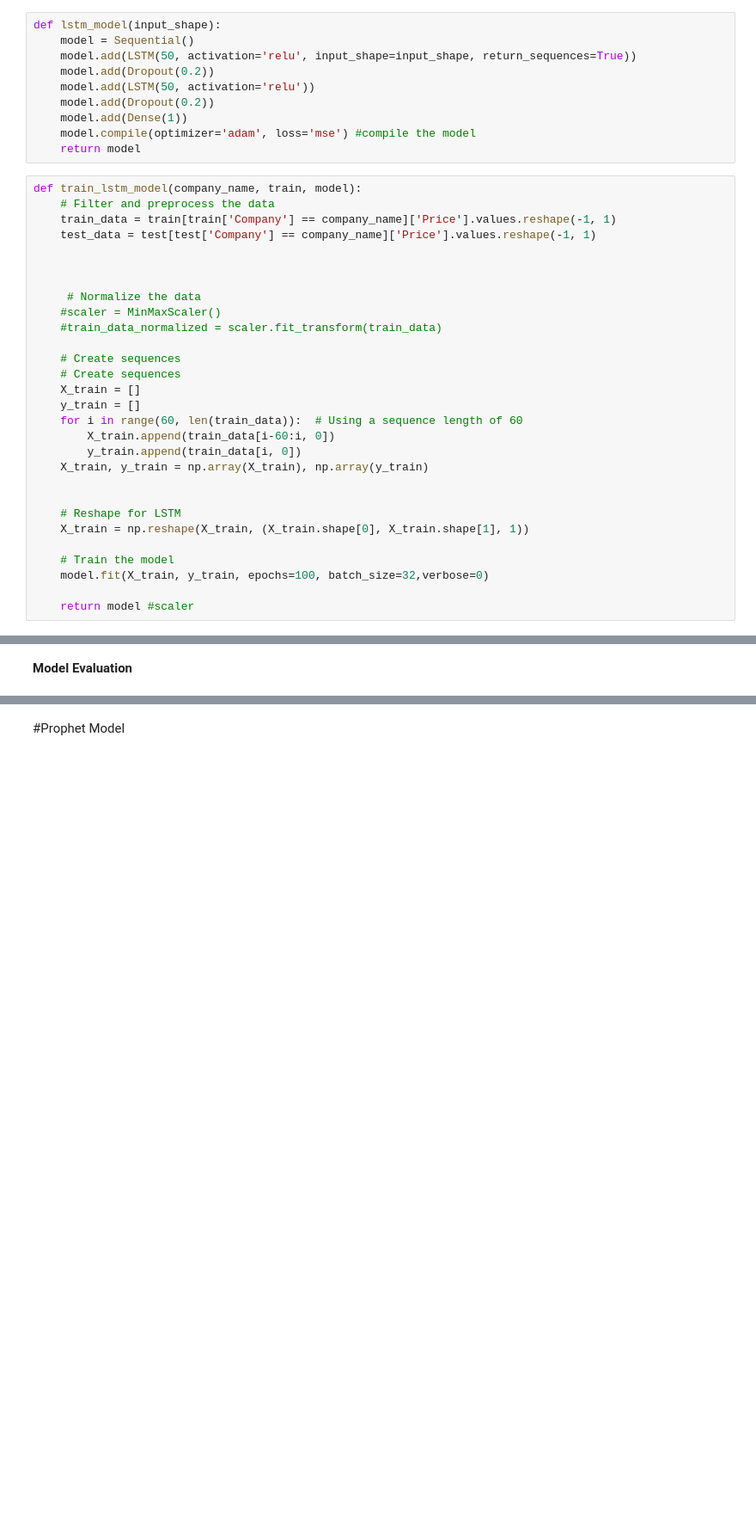
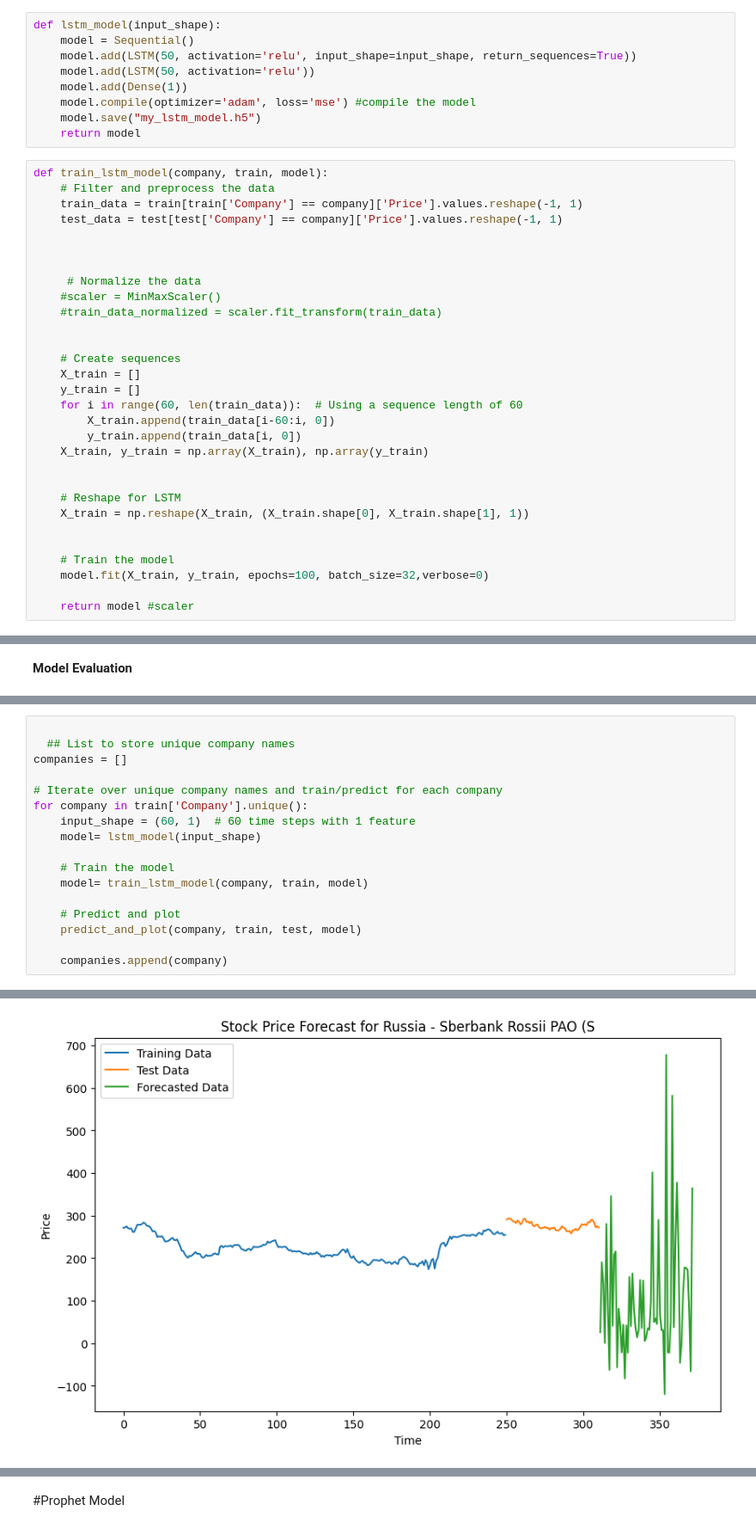
Before and after one commit to Wnjoki/ewcefOAeo7tEyNDX-ValueInvesto, a Jupyter notebook: ValueInvestor.ipynb, the cells around one changed output, grey strips where cells are left out. Shown at 86% size. Drawn from its saved outputs; the diff is of its cells as text; blank space fills up the shorter version.

```diff
--- a/ValueInvestor.ipynb
+++ b/ValueInvestor.ipynb
@@ -771,17 +773,16 @@ Root Mean Squared Error (RMSE): 1.3917705977729935
 def lstm_model(input_shape):
     model = Sequential()
     model.add(LSTM(50, activation='relu', input_shape=input_shape, return_sequences=True))
-    model.add(Dropout(0.2))
     model.add(LSTM(50, activation='relu'))
-    model.add(Dropout(0.2))
     model.add(Dense(1))
     model.compile(optimizer='adam', loss='mse') #compile the model
+    model.save("my_lstm_model.h5")
     return model
 # %%
-def train_lstm_model(company_name, train, model):
+def train_lstm_model(company, train, model):
     # Filter and preprocess the data
-    train_data = train[train['Company'] == company_name]['Price'].values.reshape(-1, 1)
-    test_data = test[test['Company'] == company_name]['Price'].values.reshape(-1, 1)
+    train_data = train[train['Company'] == company]['Price'].values.reshape(-1, 1)
+    test_data = test[test['Company'] == company]['Price'].values.reshape(-1, 1)
 
 
 
@@ -789,7 +790,7 @@ def train_lstm_model(company_name, train, model):
     #scaler = MinMaxScaler()
     #train_data_normalized = scaler.fit_transform(train_data)
 
-    # Create sequences
+
     # Create sequences
     X_train = []
     y_train = []
@@ -802,6 +803,7 @@ def train_lstm_model(company_name, train, model):
     # Reshape for LSTM
     X_train = np.reshape(X_train, (X_train.shape[0], X_train.shape[1], 1))
 
+
     # Train the model
     model.fit(X_train, y_train, epochs=100, batch_size=32,verbose=0)
 
@@ -895,0 +845,18 @@ for company in train['Company'].unique():
+# %%
+
+  ## List to store unique company names
+companies = []
+
+# Iterate over unique company names and train/predict for each company
+for company in train['Company'].unique():
+    input_shape = (60, 1)  # 60 time steps with 1 feature
+    model= lstm_model(input_shape)
+
+    # Train the model
+    model= train_lstm_model(company, train, model)
+
+    # Predict and plot
+    predict_and_plot(company, train, test, model)
+
+    companies.append(company)
+# %% [output]
@@ -895,0 +880 @@ for company in train['Company'].unique():
+[figure, added]
```
Also changed, not shown: parts of 10 cells of this notebook.
